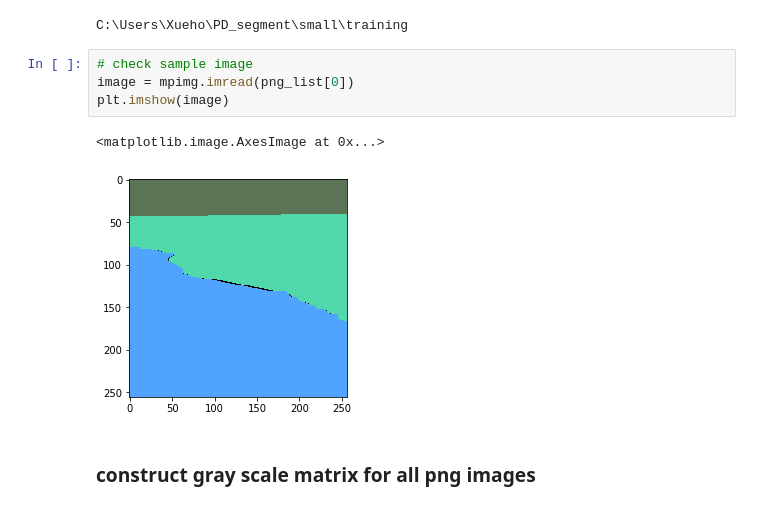
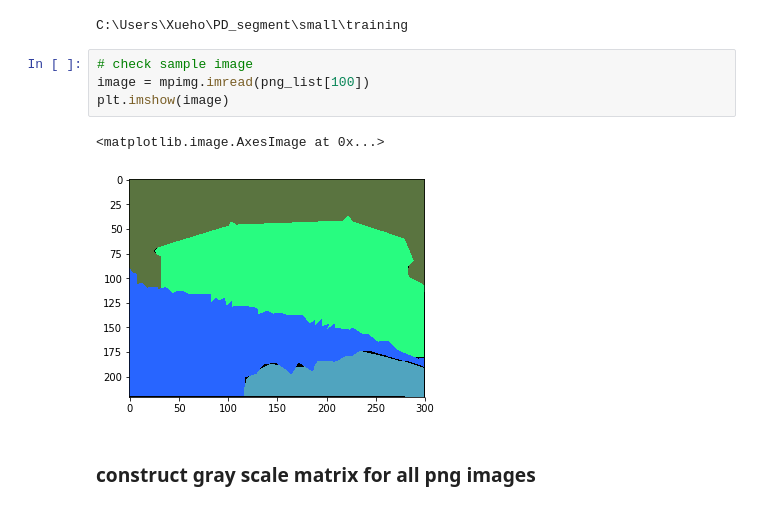
Before and after one commit to Xuehong-pdx/Machine_Learning_Side_Projects, a Jupyter notebook: image segmentation V1.ipynb, the cells around one changed output. Drawn from its saved outputs; the diff is of its cells as text.

```diff
--- a/image segmentation V1.ipynb
+++ b/image segmentation V1.ipynb
@@ -23,11 +23,11 @@ cd C:\Users\Xueho\PD_segment\small\training
 C:\Users\Xueho\PD_segment\small\training
 # %%
 # check sample image
-image = mpimg.imread(png_list[0])
+image = mpimg.imread(png_list[100])
 plt.imshow(image)
 # %% [output]
 <matplotlib.image.AxesImage at 0x...>
-[figure, old version]
+[figure, new version]
 # %% [markdown]
 ### construct gray scale matrix for all png images
 # %%
```
Also changed, not shown: parts of 9 cells of this notebook.
